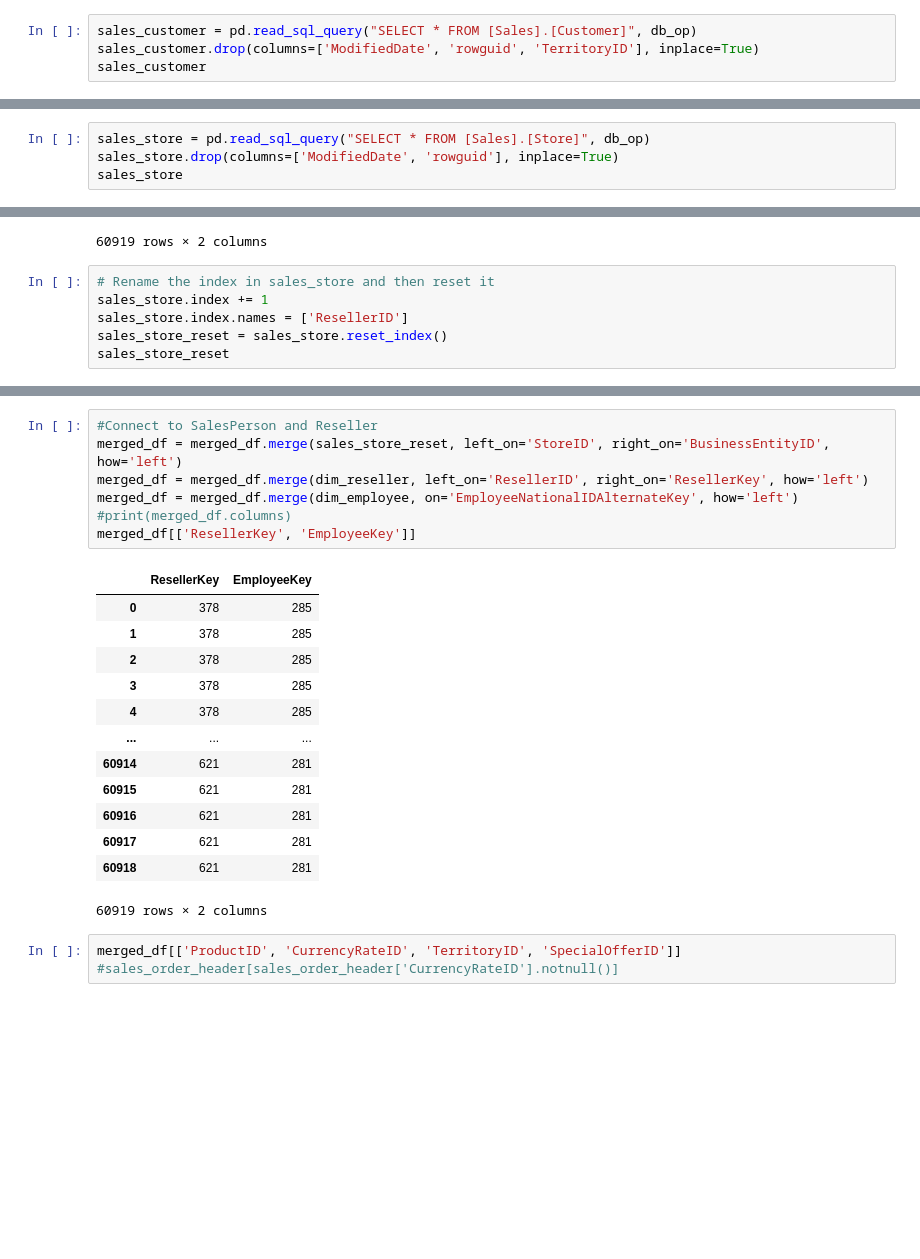
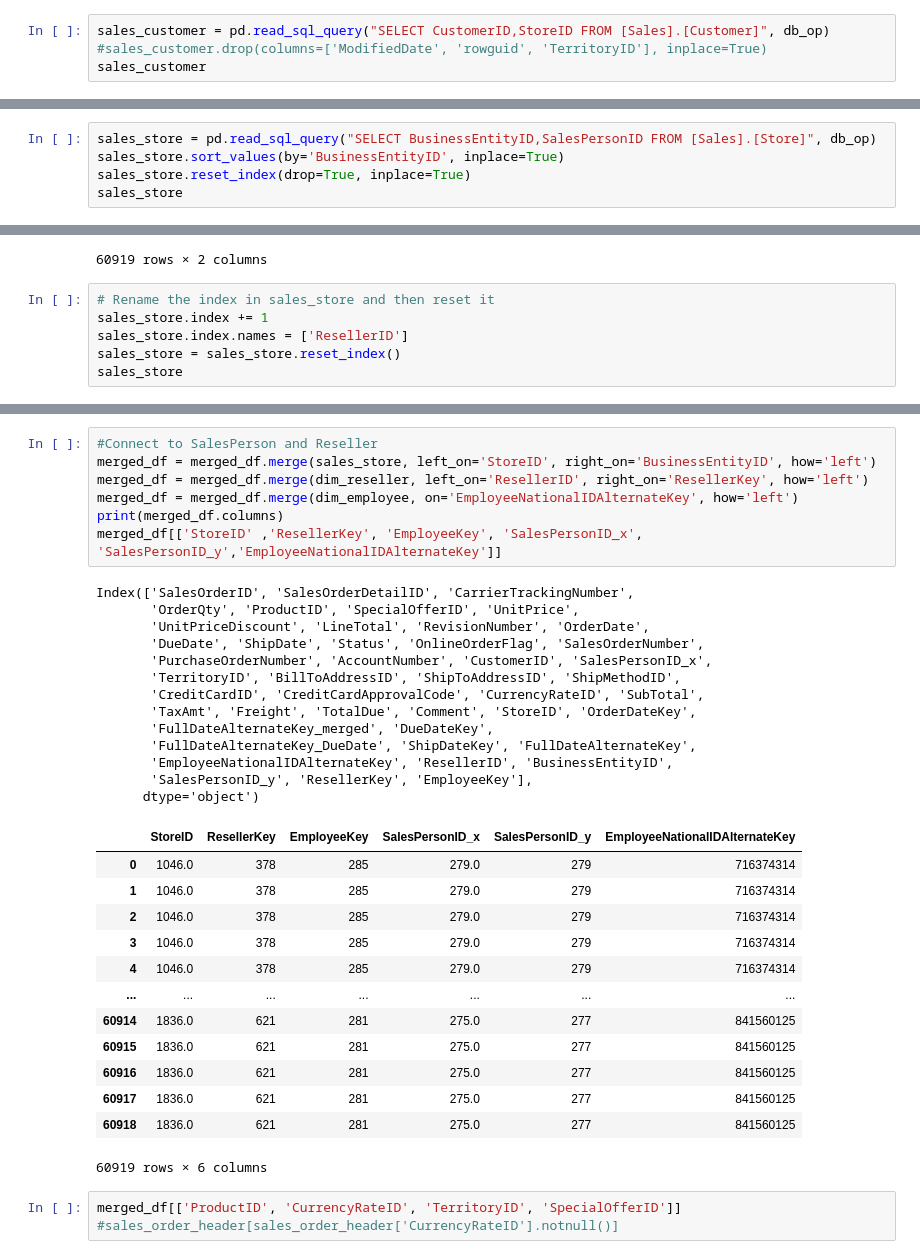
Before and after one commit to paulrojasg/data_science_part_4, a Jupyter notebook: FactResellerSales.ipynb, the cells around one changed output, grey strips where cells are left out. Drawn from its saved outputs; the diff is of its cells as text; blank space fills up the shorter version.

```diff
--- a/FactResellerSales.ipynb
+++ b/FactResellerSales.ipynb
@@ -45,7 +45,7 @@ sales_order_header
 | 31464 | 75123 | 8 | 2014-06-30 | 2014-07-12 | 2014-07-07 | 5 | True | ... |
 31465 rows × 24 columns
 # %%
-sales_customer = pd.read_sql_query("SELECT * FROM [Sales].[Customer]", db_op)
-sales_customer.drop(columns=['ModifiedDate', 'rowguid', 'TerritoryID'], inplace=True)
+sales_customer = pd.read_sql_query("SELECT CustomerID,StoreID FROM [Sales].[Customer]", db_op)
+#sales_customer.drop(columns=['ModifiedDate', 'rowguid', 'TerritoryID'], inplace=True)
 sales_customer
 # %% [output]
@@ -65,5 +65,6 @@ sales_customer
 # %%
-sales_store = pd.read_sql_query("SELECT * FROM [Sales].[Store]", db_op)
-sales_store.drop(columns=['ModifiedDate', 'rowguid'], inplace=True)
+sales_store = pd.read_sql_query("SELECT BusinessEntityID,SalesPersonID FROM [Sales].[Store]", db_op)
+sales_store.sort_values(by='BusinessEntityID', inplace=True)
+sales_store.reset_index(drop=True, inplace=True)
 sales_store
 # %% [output]
@@ -207,6 +208,6 @@ merged_df[['SalesPersonID', 'EmployeeNationalIDAlternateKey']]
 # Rename the index in sales_store and then reset it
 sales_store.index += 1
 sales_store.index.names = ['ResellerID']
-sales_store_reset = sales_store.reset_index()
-sales_store_reset
+sales_store = sales_store.reset_index()
+sales_store
 # %% [output]
@@ -226,24 +227,37 @@ sales_store_reset
 # %%
 #Connect to SalesPerson and Reseller
-merged_df = merged_df.merge(sales_store_reset, left_on='StoreID', right_on='BusinessEntityID', how='left')
+merged_df = merged_df.merge(sales_store, left_on='StoreID', right_on='BusinessEntityID', how='left')
 merged_df = merged_df.merge(dim_reseller, left_on='ResellerID', right_on='ResellerKey', how='left')
 merged_df = merged_df.merge(dim_employee, on='EmployeeNationalIDAlternateKey', how='left')
-#print(merged_df.columns)
-merged_df[['ResellerKey', 'EmployeeKey']]
+print(merged_df.columns)
+merged_df[['StoreID' ,'ResellerKey', 'EmployeeKey', 'SalesPersonID_x', 'SalesPersonID_y','EmployeeNationalIDAlternateKey']]
 # %% [output]
+Index(['SalesOrderID', 'SalesOrderDetailID', 'CarrierTrackingNumber',
+       'OrderQty', 'ProductID', 'SpecialOfferID', 'UnitPrice',
+       'UnitPriceDiscount', 'LineTotal', 'RevisionNumber', 'OrderDate',
+       'DueDate', 'ShipDate', 'Status', 'OnlineOrderFlag', 'SalesOrderNumber',
+       'PurchaseOrderNumber', 'AccountNumber', 'CustomerID', 'SalesPersonID_x',
+       'TerritoryID', 'BillToAddressID', 'ShipToAddressID', 'ShipMethodID',
+       'CreditCardID', 'CreditCardApprovalCode', 'CurrencyRateID', 'SubTotal',
+       'TaxAmt', 'Freight', 'TotalDue', 'Comment', 'StoreID', 'OrderDateKey',
+       'FullDateAlternateKey_merged', 'DueDateKey',
+       'FullDateAlternateKey_DueDate', 'ShipDateKey', 'FullDateAlternateKey',
+       'EmployeeNationalIDAlternateKey', 'ResellerID', 'BusinessEntityID',
+       'SalesPersonID_y', 'ResellerKey', 'EmployeeKey'],
+      dtype='object')
-|  | ResellerKey | EmployeeKey |
-| 0 | 378 | 285 |
-| 1 | 378 | 285 |
-| 2 | 378 | 285 |
-| 3 | 378 | 285 |
-| 4 | 378 | 285 |
-| ... | ... | ... |
-| 60914 | 621 | 281 |
-| 60915 | 621 | 281 |
-| 60916 | 621 | 281 |
-| 60917 | 621 | 281 |
-| 60918 | 621 | 281 |
+|  | StoreID | ResellerKey | EmployeeKey | SalesPersonID_x | SalesPersonID_y | EmployeeNationalIDAlternateKey |
+| 0 | 1046.0 | 378 | 285 | 279.0 | 279 | 716374314 |
+| 1 | 1046.0 | 378 | 285 | 279.0 | 279 | 716374314 |
+| 2 | 1046.0 | 378 | 285 | 279.0 | 279 | 716374314 |
+| 3 | 1046.0 | 378 | 285 | 279.0 | 279 | 716374314 |
+| 4 | 1046.0 | 378 | 285 | 279.0 | 279 | 716374314 |
+| ... | ... | ... | ... | ... | ... | ... |
+| 60914 | 1836.0 | 621 | 281 | 275.0 | 277 | 841560125 |
+| 60915 | 1836.0 | 621 | 281 | 275.0 | 277 | 841560125 |
+| 60916 | 1836.0 | 621 | 281 | 275.0 | 277 | 841560125 |
+| 60917 | 1836.0 | 621 | 281 | 275.0 | 277 | 841560125 |
+| 60918 | 1836.0 | 621 | 281 | 275.0 | 277 | 841560125 |
-60919 rows × 2 columns
+60919 rows × 6 columns
 # %%
 merged_df[['ProductID', 'CurrencyRateID', 'TerritoryID', 'SpecialOfferID']]
 #sales_order_header[sales_order_header['CurrencyRateID'].notnull()]
```
Also changed, not shown: parts of 6 cells of this notebook, 1 other file.
